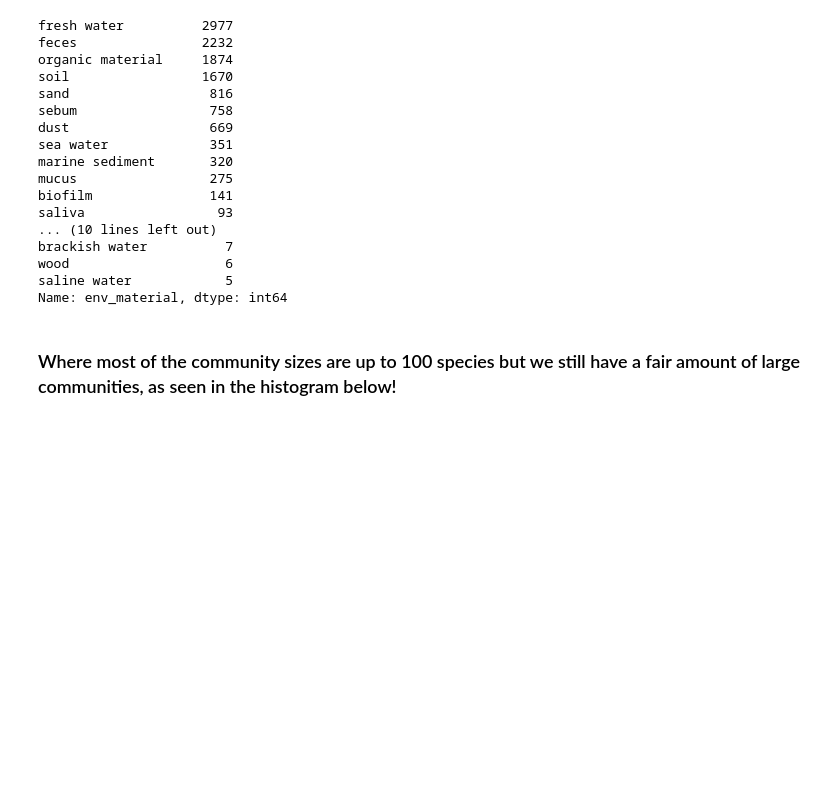
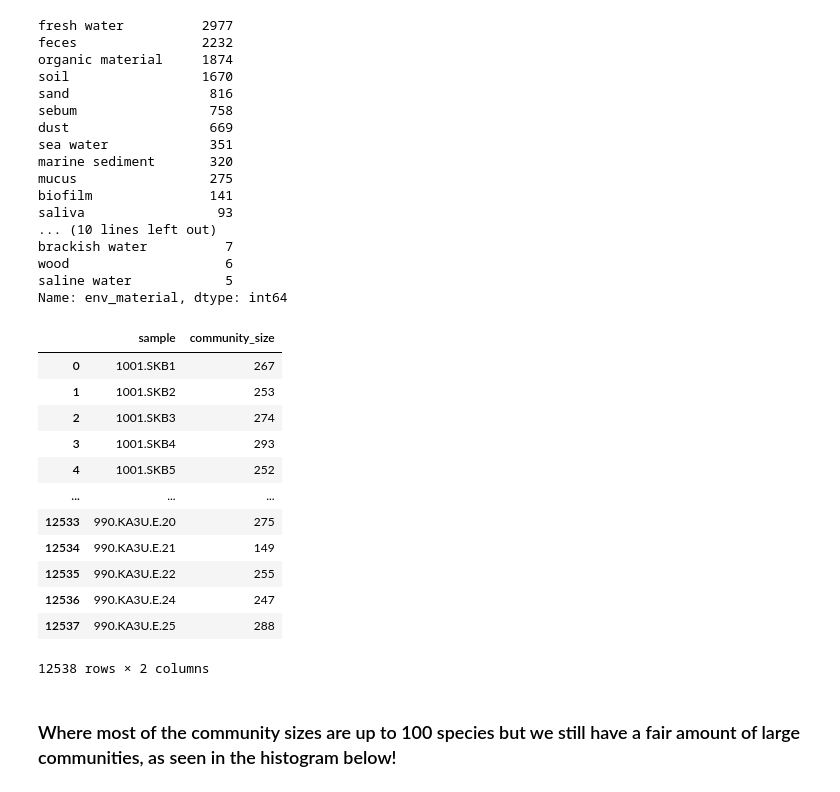
Before and after one commit to ferreirav/CMEEResearchProject, a Jupyter notebook: MiCRM_cross_feeding_project/notebooks/exploring_data.ipynb, the cells around one changed output. Cells and saved outputs as stored; diff of their text form; code cells hidden in the pictures; blank space fills up the shorter version.

```diff
--- a/MiCRM_cross_feeding_project/notebooks/exploring_data.ipynb
+++ b/MiCRM_cross_feeding_project/notebooks/exploring_data.ipynb
@@ -230,6 +230,21 @@ saline water            5
 Name: env_material, dtype: int64
 # %%
 samples_comms_sizes = samples_envo_metadata.groupby(['sample']).size().reset_index(name='community_size')
+samples_comms_sizes
+# %% [output]
+|  | sample | community_size |
+| 0 | 1001.SKB1 | 267 |
+| 1 | 1001.SKB2 | 253 |
+| 2 | 1001.SKB3 | 274 |
+| 3 | 1001.SKB4 | 293 |
+| 4 | 1001.SKB5 | 252 |
+| ... | ... | ... |
+| 12533 | 990.KA3U.E.20 | 275 |
+| 12534 | 990.KA3U.E.21 | 149 |
+| 12535 | 990.KA3U.E.22 | 255 |
+| 12536 | 990.KA3U.E.24 | 247 |
+| 12537 | 990.KA3U.E.25 | 288 |
+12538 rows × 2 columns
 # %% [markdown]
 ### Where most of the community sizes are up to 100 species but we still have a fair amount of large communities, as seen in the histogram below!
 # %%
```
Also changed, not shown: 22 other files.
